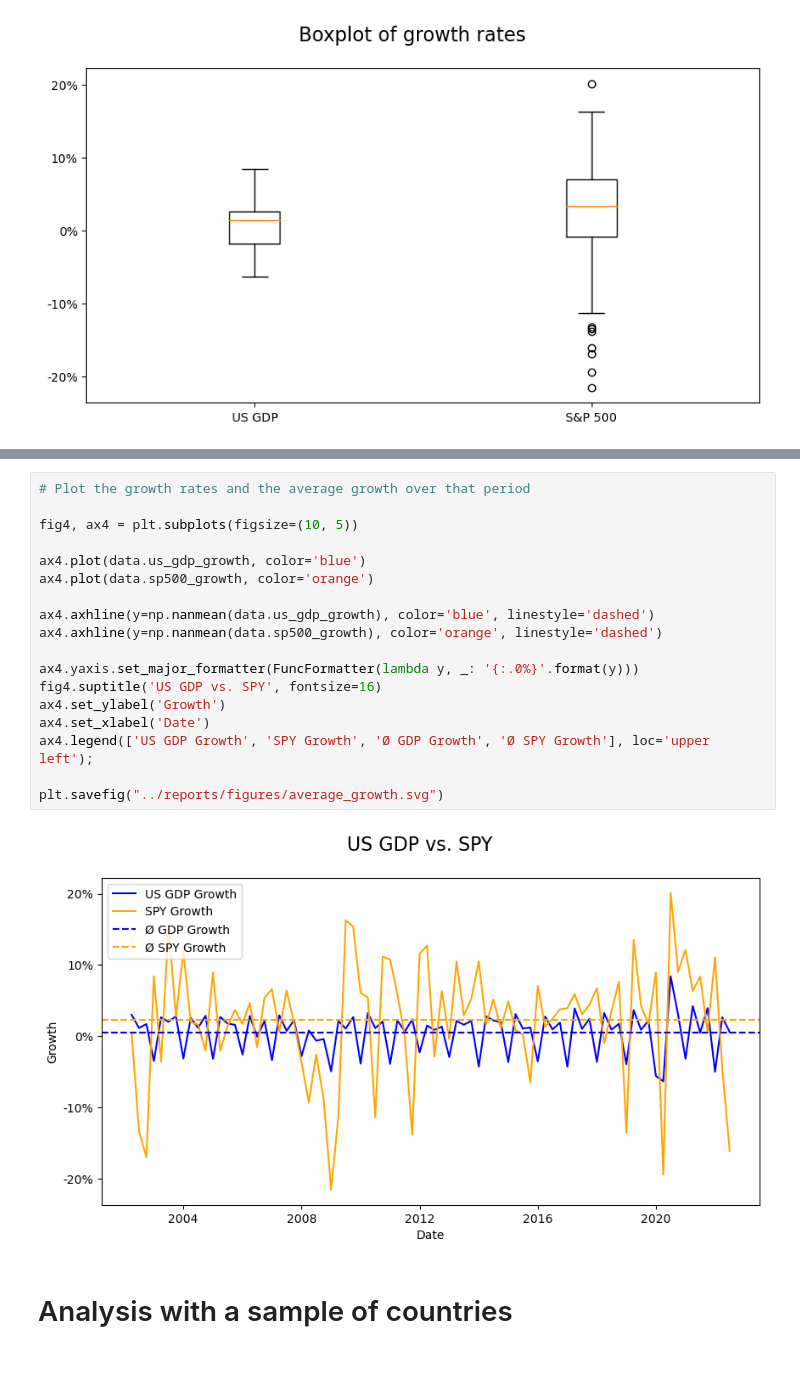
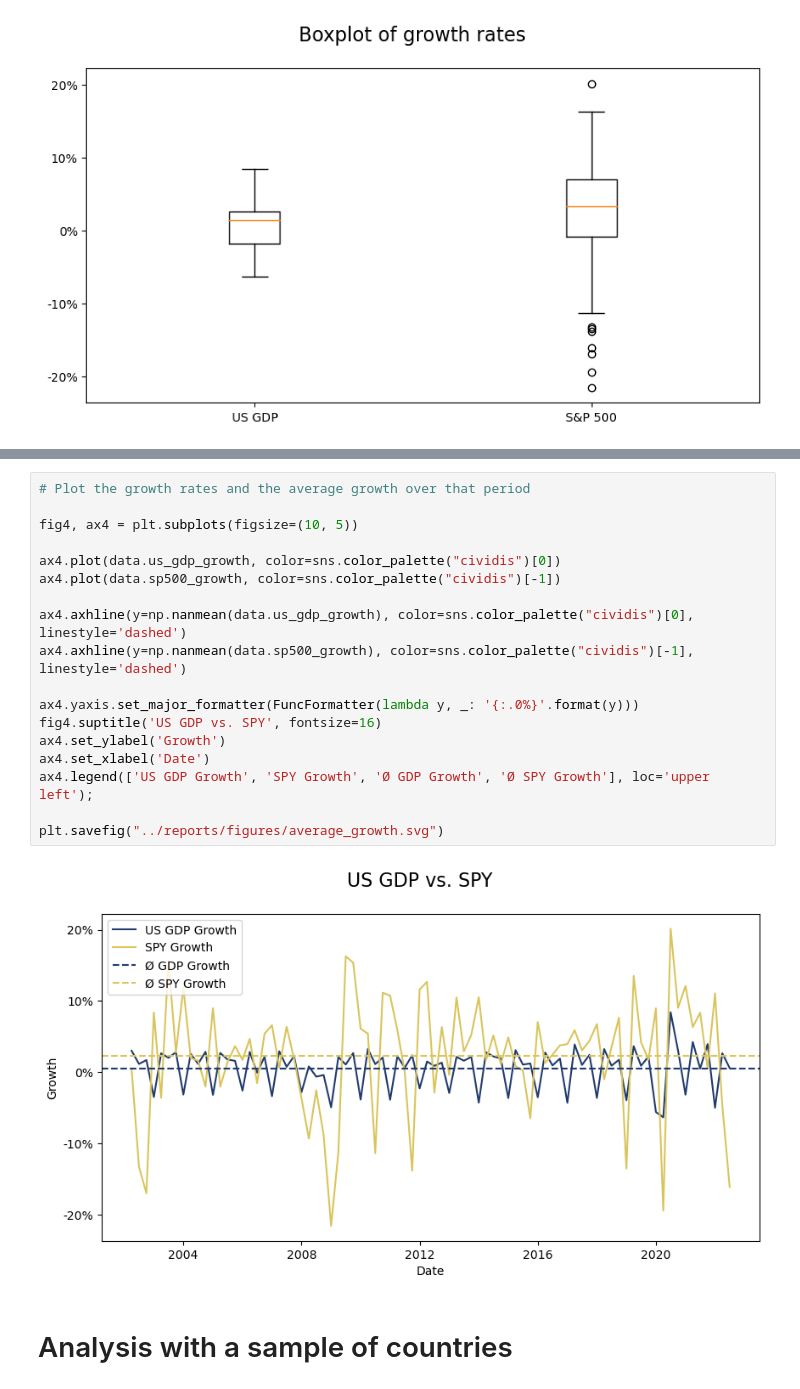
Before and after one commit to tillfurger/stock_vs_gdp, a Jupyter notebook: notebooks/data_analysis.ipynb, the cells around one changed output, grey strips where cells are left out. Drawn from its saved outputs; the diff is of its cells as text.

```diff
--- a/notebooks/data_analysis.ipynb
+++ b/notebooks/data_analysis.ipynb
@@ -152,23 +152,23 @@ plt.savefig("../reports/figures/histograms.svg")
 # %%
 # Plot the growth rates and the average growth over that period
 
 fig4, ax4 = plt.subplots(figsize=(10, 5))
 
-ax4.plot(data.us_gdp_growth, color='blue')
-ax4.plot(data.sp500_growth, color='orange')
+ax4.plot(data.us_gdp_growth, color=sns.color_palette("cividis")[0])
+ax4.plot(data.sp500_growth, color=sns.color_palette("cividis")[-1])
 
-ax4.axhline(y=np.nanmean(data.us_gdp_growth), color='blue', linestyle='dashed')
-ax4.axhline(y=np.nanmean(data.sp500_growth), color='orange', linestyle='dashed')
+ax4.axhline(y=np.nanmean(data.us_gdp_growth), color=sns.color_palette("cividis")[0], linestyle='dashed')
+ax4.axhline(y=np.nanmean(data.sp500_growth), color=sns.color_palette("cividis")[-1], linestyle='dashed')
 
 ax4.yaxis.set_major_formatter(FuncFormatter(lambda y, _: '{:.0%}'.format(y)))
 fig4.suptitle('US GDP vs. SPY', fontsize=16)
 ax4.set_ylabel('Growth')
 ax4.set_xlabel('Date')
 ax4.legend(['US GDP Growth', 'SPY Growth', 'Ø GDP Growth', 'Ø SPY Growth'], loc='upper left');
 
 plt.savefig("../reports/figures/average_growth.svg")
 # %% [output]
-[figure, old version]
+[figure, new version]
 # %% [markdown]
 # Analysis with a sample of countries
 # %% [markdown]
```
Also changed, not shown: parts of 40 cells of this notebook, 15 other files.
